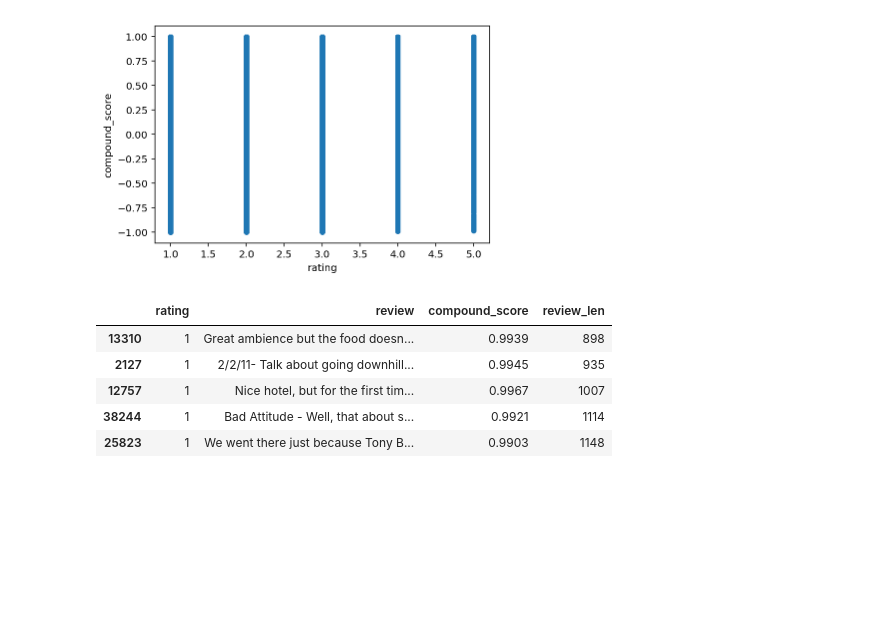
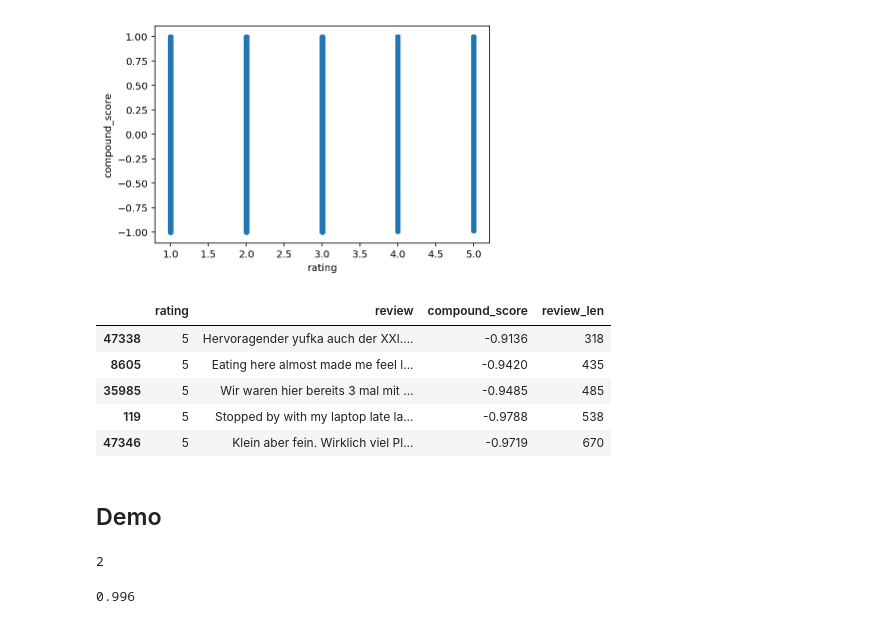
Before and after one commit to madhugopinathan/deep-nlu, a Jupyter notebook: yelp_review_classification_bert.ipynb, the cells around one changed output. Cells and saved outputs as stored; diff of their text form; code cells hidden in the pictures; blank space fills up the shorter version.

```diff
--- a/yelp_review_classification_bert.ipynb
+++ b/yelp_review_classification_bert.ipynb
@@ -206,7 +106,7 @@ import pandas as pd
 # %%
 pd.options.display.max_colwidth=-1
 # %%
-df = pd.read_csv("./yelp_review_full_csv/test.csv", header=None, names=['rating', 'review'])
+df = pd.read_csv("../yelp_review_full_csv/test.csv", header=None, names=['rating', 'review'])
 # %%
 np.random.seed(42)
 # %%
@@ -300,11 +196,13 @@ df.plot.scatter('rating', 'compound_score');
 # %% [output]
 [figure]
 # %%
-df[(df.rating==1) & (df.compound_score >= 0.99)].sort_values('review_len').head(5)
+df[(df.rating==5) & (df.compound_score <= -0.9)].sort_values('review_len').head(5)
 # %% [output]
 |  | rating | review | compound_score | review_len |
-| 13310 | 1 | Great ambience but the food doesn... | 0.9939 | 898 |
-| 2127 | 1 | 2/2/11- Talk about going downhill... | 0.9945 | 935 |
-| 12757 | 1 | Nice hotel, but for the first tim... | 0.9967 | 1007 |
-| 38244 | 1 | Bad Attitude - Well, that about s... | 0.9921 | 1114 |
-| 25823 | 1 | We went there just because Tony B... | 0.9903 | 1148 |
+| 47338 | 5 | Hervoragender yufka auch der XXl.... | -0.9136 | 318 |
+| 8605 | 5 | Eating here almost made me feel l... | -0.9420 | 435 |
+| 35985 | 5 | Wir waren hier bereits 3 mal mit ... | -0.9485 | 485 |
+| 119 | 5 | Stopped by with my laptop late la... | -0.9788 | 538 |
+| 47346 | 5 | Klein aber fein. Wirklich viel Pl... | -0.9719 | 670 |
+# %% [markdown]
+## Demo
@@ -310,0 +228,9 @@ df[(df.rating==1) & (df.compound_score >= 0.99)].sort_values('review_len').head(
+# %%
+predict_rating(review)
+# %% [output]
+2
+# %%
+# scale of -1 to 1
+get_compound_score(review)
+# %% [output]
+0.996
```
Also changed, not shown: parts of 21 cells of this notebook, 1 other file.
